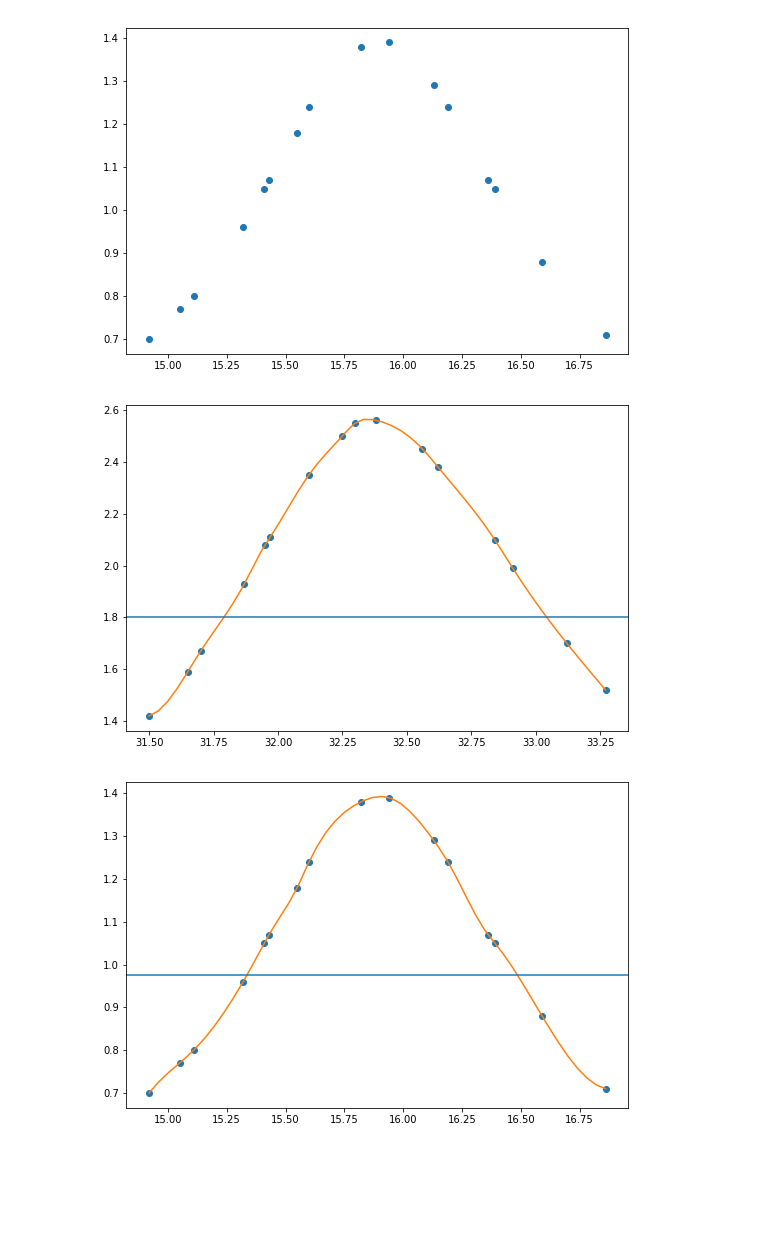
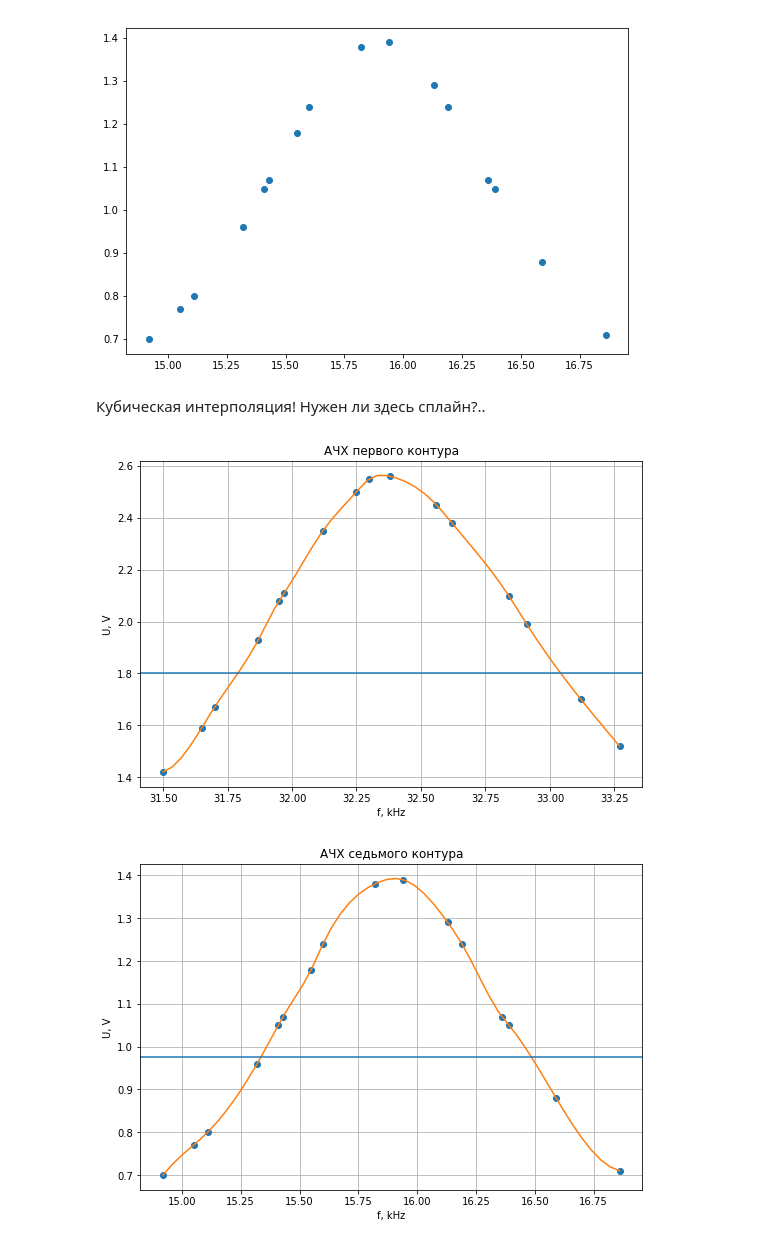
Before and after one commit to Andy683/genphys.labs, a Jupyter notebook: 3.122/3.122.ipynb, the cells around one changed output. Drawn from its saved outputs; the diff is of its cells as text; code cells hidden in the pictures; blank space fills up the shorter version.

Commit message:
3.122: phase response

```diff
--- a/3.122/3.122.ipynb
+++ b/3.122/3.122.ipynb
@@ -95,28 +95,45 @@ plt.show()
 # %% [output]
 [figure]
 [figure]
+# %% [markdown]
+Кубическая интерполяция! Нужен ли здесь сплайн?..
 # %%
 from scipy.interpolate import interp1d
 import pylab
 
 pylab.rcParams['figure.figsize'] = (9.0, 6.0)
 
 def pltinp(x,y, lbl):
     # f = interp1d(x, y)
     f2 = interp1d(x, y, kind='cubic')
 
     xnew = np.linspace(np.min(x),np.max(x),50)
-    plt.plot(x, y, 'o', xnew, f2(xnew), label = lbl)
+
+    plt.plot(x, y, 'o')
+    plt.plot(xnew, f2(xnew), label = lbl)
     #print(xnew)
     #print(f2(xnew))
 
-pltinp(data[:,0],data[:,1],'sas')
+def freq_res_legend():
+    pylab.legend(loc='upper left')
+    plt.xlabel('f, kHz')
+    plt.ylabel('U, V')
+    plt.grid(True)
+    plt.legend()
+
+pltinp(data[:,0],data[:,1],'')
 plt.axhline(data[0,1]/math.sqrt(2))
+freq_res_legend()
+plt.title('АЧХ первого контура')
+plt.savefig("freq_response_c1.svg", format="svg")
 plt.show()
 
-pltinp(data[:,2],data[:,3],'sas')
+pltinp(data[:,2],data[:,3],'')
 plt.axhline(data[0,3]/math.sqrt(2))
+freq_res_legend()
+plt.title('АЧХ седьмого контура')
+plt.savefig("freq_response_c7.svg", format="svg")
 plt.show()
 # %% [output]
-[figure, old version]
+[figure, new version]
-[figure, old version]
+[figure, new version]
```
Also changed, not shown: parts of 6 cells of this notebook, 4 other files.
